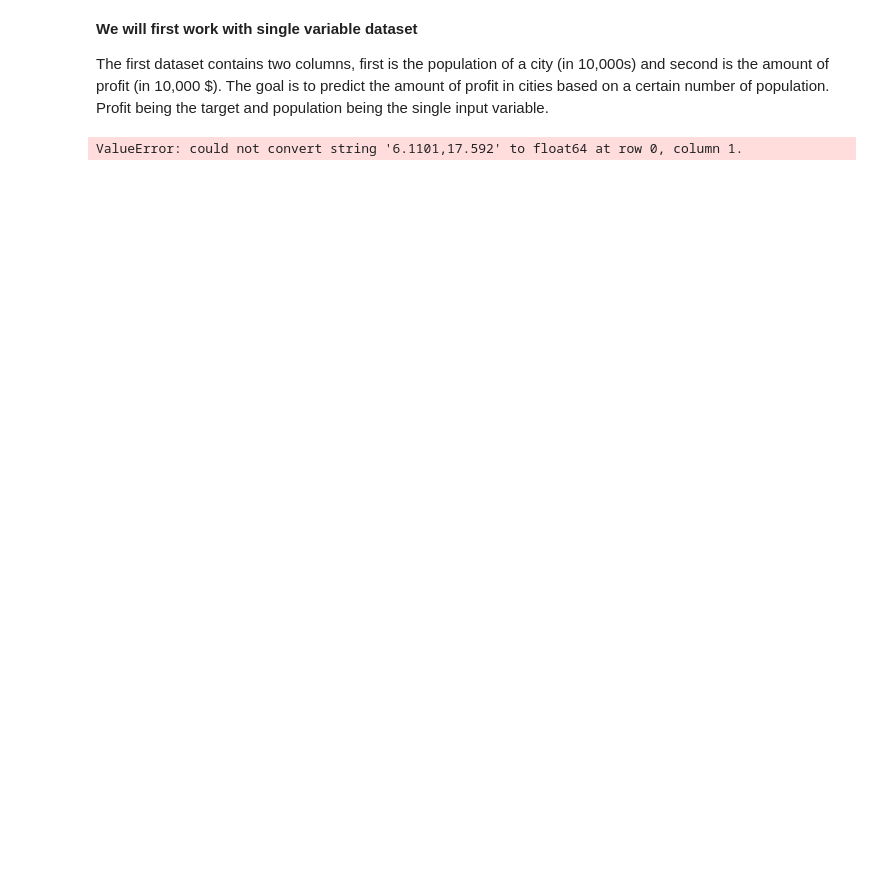
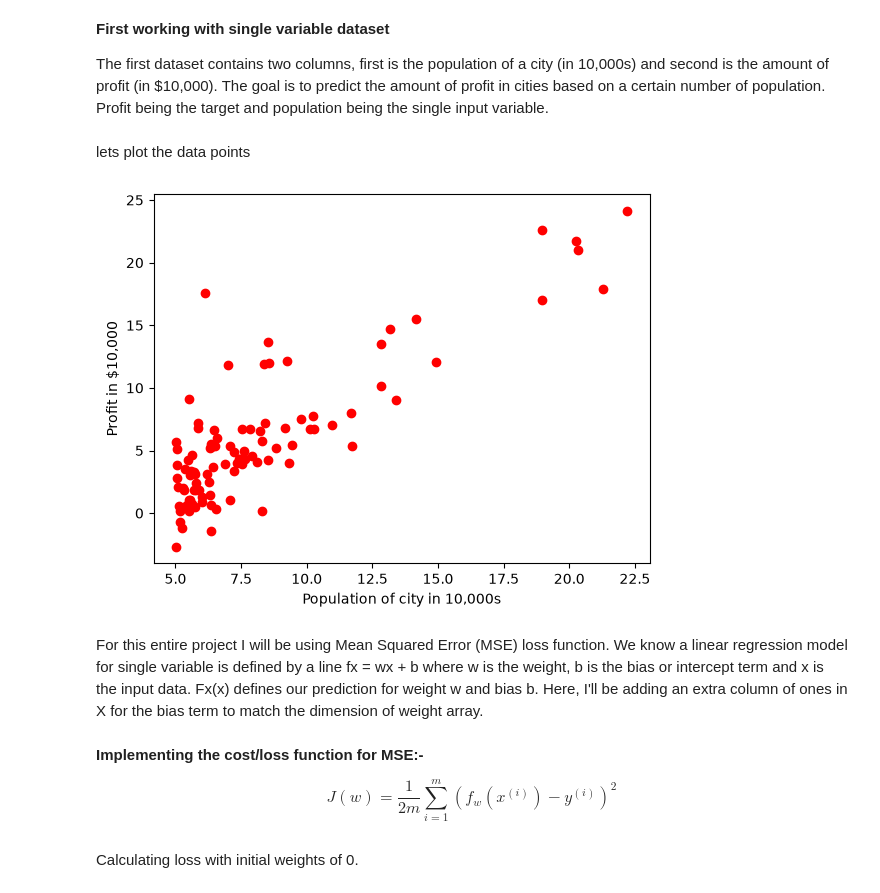
Before and after one commit to aryekhadka/ml-from-scratch, a Jupyter notebook: LinearRegression2.ipynb, the cells around one changed output. Saved outputs shown, nothing was run; the diff lists cells and outputs as text; code cells hidden in the pictures; blank space fills up the shorter version.

Commit message:
Simple linear regression

```diff
--- a/LinearRegression2.ipynb
+++ b/LinearRegression2.ipynb
@@ -4,9 +4,19 @@ from matplotlib import pyplot
 import os
 # %% [markdown]
-**We will first work with single variable dataset**
+**First working with single variable dataset**
 
-The first dataset contains two columns, first is the population of a city (in 10,000s) and second is the amount of profit (in 10,000 $). The goal is to predict the amount of profit in cities based on a certain number of population. Profit being the target and population being the single input variable.
+The first dataset contains two columns, first is the population of a city (in 10,000s) and second is the amount of profit (in $10,000). The goal is to predict the amount of profit in cities based on a certain number of population. Profit being the target and population being the single input variable.
 # %%
-X, y = np.loadtxt(os.path.join('Data', 'ex1data1.txt'))
+data = np.loadtxt(os.path.join('Data', 'ex1data1.txt'), delimiter = ',')
+X, y = data[:, 0], data[:, 1]
-# %% [output]
-ValueError: could not convert string '6.1101,17.592' to float64 at row 0, column 1.
+# %% [markdown]
+lets plot the data points
+# %%
+plt.scatter(X, y, c = 'r')
+plt.xlabel('Population of city in 10,000s')
+plt.ylabel('Profit in $10,000')
+plt.show()
+# %% [output]
+[figure, added]
+# %% [markdown]
+For this entire project I will be using Mean Squared Error (MSE) loss function. We know a linear regression model for single variable is defined by a line fx = wx + b where w is the weight, b is the bias or intercept term and x is the input data. Fx(x) defines our prediction for weight w and bias b. Here, I'll be adding an extra column of ones in X for the bias term to match the dimension of weight array.
@@ -12,0 +27,4 @@ ValueError: could not convert string '6.1101,17.592' to float64 at row 0, column
+# %% [markdown]
+**Implementing the cost/loss function for MSE:-**
+
+$$ J(w) = \frac{1}{2m} \sum_{i=1}^m \left( f_{w}(x^{(i)}) - y^{(i)}\right)^2$$
@@ -12,0 +47,2 @@ ValueError: could not convert string '6.1101,17.592' to float64 at row 0, column
+# %% [markdown]
+Calculating loss with initial weights of 0.
```
Also changed, not shown: parts of 19 cells of this notebook, 1 other file.
